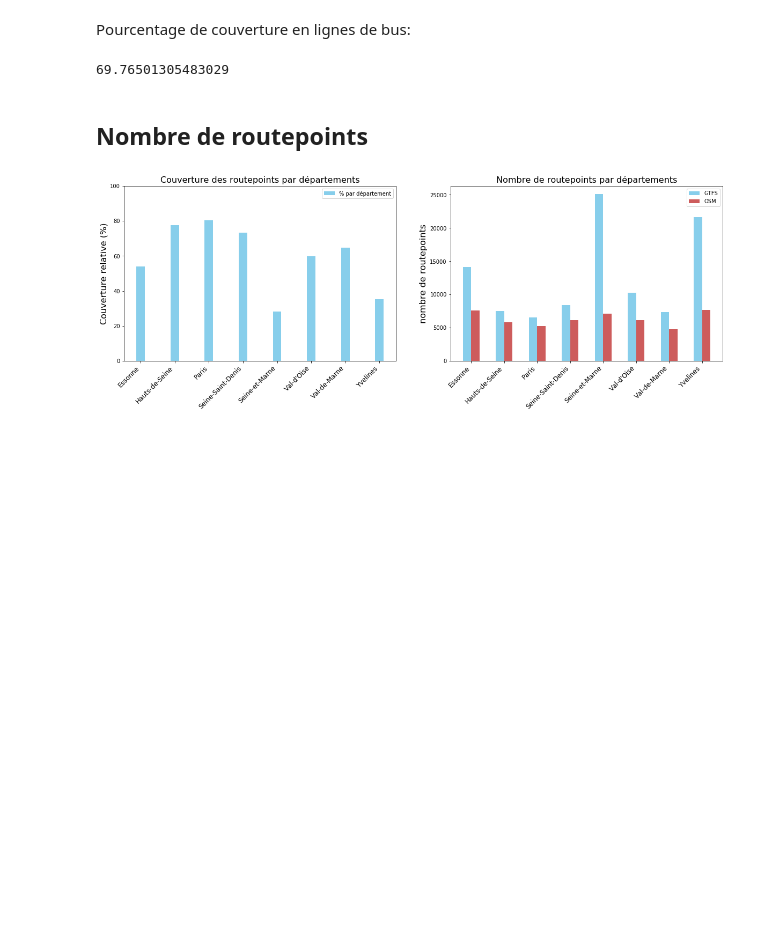
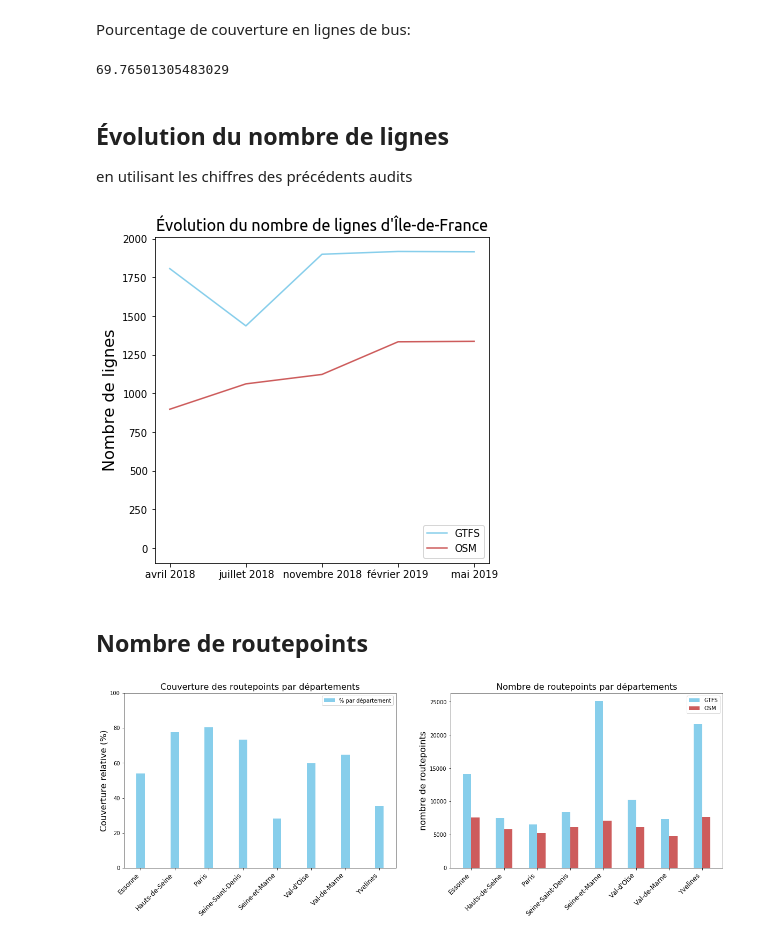
Before and after one commit to Jungle-Bus/ref-fr-STIF, a Jupyter notebook: audit_routepoints/idf_audit.ipynb, the cells around one changed output. Cells and saved outputs as stored; diff of their text form; code cells hidden in the pictures; blank space fills up the shorter version.

```diff
--- a/audit_routepoints/idf_audit.ipynb
+++ b/audit_routepoints/idf_audit.ipynb
@@ -116,6 +116,39 @@ Pourcentage de couverture en lignes de bus:
 len(osm_lines) * 100.0 / len(gtfs_lines)
 # %% [output]
 69.76501305483029
+# %% [markdown]
+## Évolution du nombre de lignes
+en utilisant les chiffres des précédents audits
+# %%
+mpl.rcParams.update(inline_rc) # reset du style
+
+# on écrit en dur les résultats des précédents audits
+OSM_lines = [897, 1061, 1122, 1333]
+GTFS_lines = [1806, 1436, 1899, 1917]
+time = ["avril 2018", "juillet 2018", "novembre 2018", "février 2019"]
+
+#on ajoute les résultats courants
+time.append("mai 2019")
+GTFS_lines.append(len(gtfs_lines))
+OSM_lines.append(len(osm_lines))
+
+tt = [0,0,0,0,0]
+fig, ax = plt.subplots(figsize=(6, 6))
+ax.plot(time, GTFS_lines, color='SkyBlue', label="GTFS")
+ax.plot(time, OSM_lines,color='IndianRed', label="OSM")
+ax.plot(time, tt, color='White') #force le 0,0
+
+ax.set_title('Évolution du nombre de lignes d\'Île-de-France',
+             fontname='Ubuntu', fontsize=16,
+             fontstyle='normal', fontweight='normal')
+ax.set_ylabel('Nombre de lignes', fontsize=16)
+
+
+ax.legend(loc="lower right")
+
+plt.savefig(os.path.join(out_folder, '15_lines_mapping_progress.png'), bbox_inches='tight')
+# %% [output]
+[figure, added]
 # %% [markdown]
 ## Nombre de routepoints
 # %%
```
Also changed, not shown: parts of 11 cells of this notebook, 9 other files.
